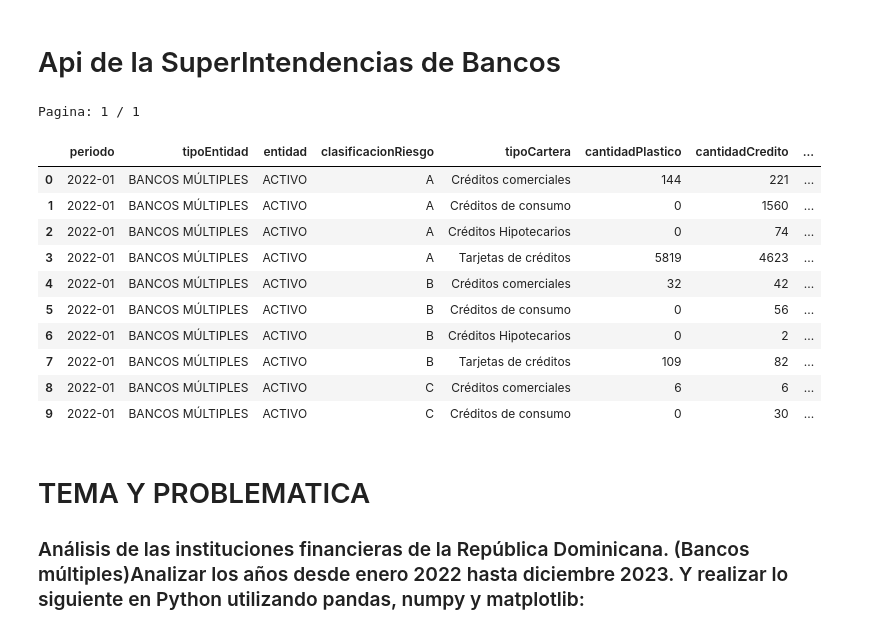
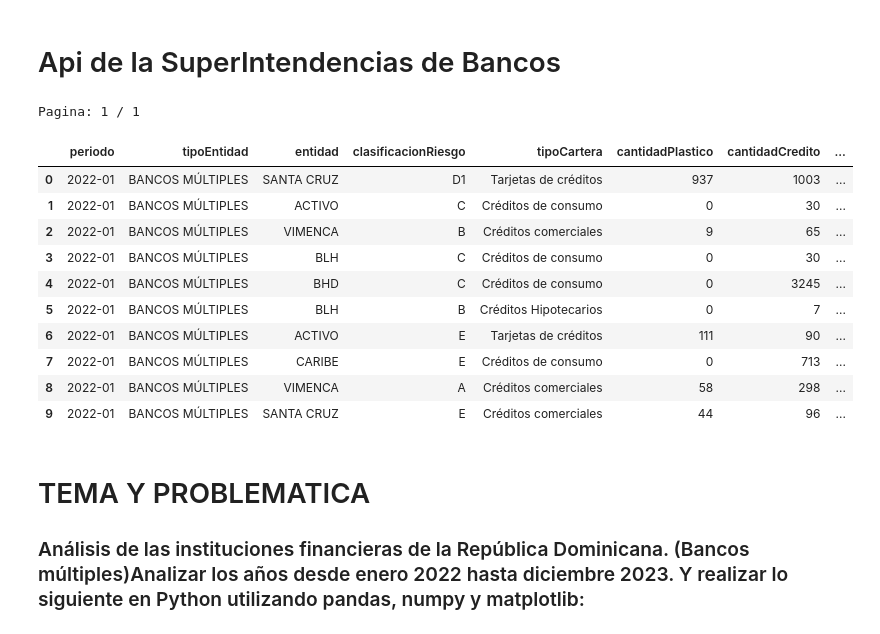
Before and after one commit to MiltonGarciaP/Analytics-WITH-PYTHON, a Jupyter notebook: TRABAJO FINAL/Trabajo Final.ipynb, the cells around one changed output. Drawn from its saved outputs; the diff is of its cells as text; code cells hidden in the pictures.

```diff
--- a/TRABAJO FINAL/Trabajo Final.ipynb
+++ b/TRABAJO FINAL/Trabajo Final.ipynb
@@ -10,6 +54,9 @@ MILTON TARSIAN GARCIA  PAYERO
 import json
 import requests
 import pandas as pd
+from tabulate import tabulate
+import matplotlib.pyplot as plt
+import math
 
 #Variable para saber si hay más página
 next_page = True
@@ -21,7 +68,7 @@ registro = 100_000
 
 #Rango de fecha a consultar
 periodo_inicial = '2022-01'
-periodo_final = '2023-05'
+periodo_final = '2023-12'
 
 #Endpoint que se consultará
 end_point = 'carteras/creditos/clasificacion-riesgo'
@@ -63,43 +110,43 @@ while next_page:
         total_pages =  metadatos['TotalPages']
         total_record = metadatos["TotalRecords"]
 
         #Imprimimos la página actual y el total de página
         print('Pagina:',pagina,'/',total_pages)
 
         #Incrementamos 1 para ir a la siguiente página
         pagina +=1
 
     except requests.exceptions.HTTPError as errh:
         print("Error HTTP:", errh)
         raise errh
     except requests.exceptions.ConnectionError as errc:
         print("Error de conexión:", errc)
         raise errc
     except requests.exceptions.Timeout as errt:
         print("Error Timeout:", errt)
         raise errt
     except requests.exceptions.RequestException as err:
         print("Algo salío mal:", err)
         raise err
 
 #Concatenamos la lista de dataframes en uno solo
 registros = pd.concat(registros_list, ignore_index=True)
 
 #Vemos los primeros cinco regístros del dataframe
 registros.head(10)
 # %% [output]
 Pagina: 1 / 1
 |  | periodo | tipoEntidad | entidad | clasificacionRiesgo | tipoCartera | cantidadPlastico | cantidadCredito | ... |
-| 0 | 2022-01 | BANCOS MÚLTIPLES | ACTIVO | A | Créditos comerciales | 144 | 221 | ... |
-| 1 | 2022-01 | BANCOS MÚLTIPLES | ACTIVO | A | Créditos de consumo | 0 | 1560 | ... |
-| 2 | 2022-01 | BANCOS MÚLTIPLES | ACTIVO | A | Créditos Hipotecarios | 0 | 74 | ... |
-| 3 | 2022-01 | BANCOS MÚLTIPLES | ACTIVO | A | Tarjetas de créditos | 5819 | 4623 | ... |
-| 4 | 2022-01 | BANCOS MÚLTIPLES | ACTIVO | B | Créditos comerciales | 32 | 42 | ... |
-| 5 | 2022-01 | BANCOS MÚLTIPLES | ACTIVO | B | Créditos de consumo | 0 | 56 | ... |
-| 6 | 2022-01 | BANCOS MÚLTIPLES | ACTIVO | B | Créditos Hipotecarios | 0 | 2 | ... |
-| 7 | 2022-01 | BANCOS MÚLTIPLES | ACTIVO | B | Tarjetas de créditos | 109 | 82 | ... |
-| 8 | 2022-01 | BANCOS MÚLTIPLES | ACTIVO | C | Créditos comerciales | 6 | 6 | ... |
-| 9 | 2022-01 | BANCOS MÚLTIPLES | ACTIVO | C | Créditos de consumo | 0 | 30 | ... |
+| 0 | 2022-01 | BANCOS MÚLTIPLES | SANTA CRUZ | D1 | Tarjetas de créditos | 937 | 1003 | ... |
+| 1 | 2022-01 | BANCOS MÚLTIPLES | ACTIVO | C | Créditos de consumo | 0 | 30 | ... |
+| 2 | 2022-01 | BANCOS MÚLTIPLES | VIMENCA | B | Créditos comerciales | 9 | 65 | ... |
+| 3 | 2022-01 | BANCOS MÚLTIPLES | BLH | C | Créditos de consumo | 0 | 30 | ... |
+| 4 | 2022-01 | BANCOS MÚLTIPLES | BHD | C | Créditos de consumo | 0 | 3245 | ... |
+| 5 | 2022-01 | BANCOS MÚLTIPLES | BLH | B | Créditos Hipotecarios | 0 | 7 | ... |
+| 6 | 2022-01 | BANCOS MÚLTIPLES | ACTIVO | E | Tarjetas de créditos | 111 | 90 | ... |
+| 7 | 2022-01 | BANCOS MÚLTIPLES | CARIBE | E | Créditos de consumo | 0 | 713 | ... |
+| 8 | 2022-01 | BANCOS MÚLTIPLES | VIMENCA | A | Créditos comerciales | 58 | 298 | ... |
+| 9 | 2022-01 | BANCOS MÚLTIPLES | SANTA CRUZ | E | Créditos comerciales | 44 | 96 | ... |
 # %% [markdown]
 # TEMA Y PROBLEMATICA
 ### Análisis de las instituciones financieras de la República Dominicana. (Bancos múltiples)Analizar los años desde enero 2022 hasta diciembre 2023. Y realizar lo siguiente en Python utilizando pandas, numpy y matplotlib:
```
Also changed, not shown: parts of 26 cells of this notebook, 4 other files.
